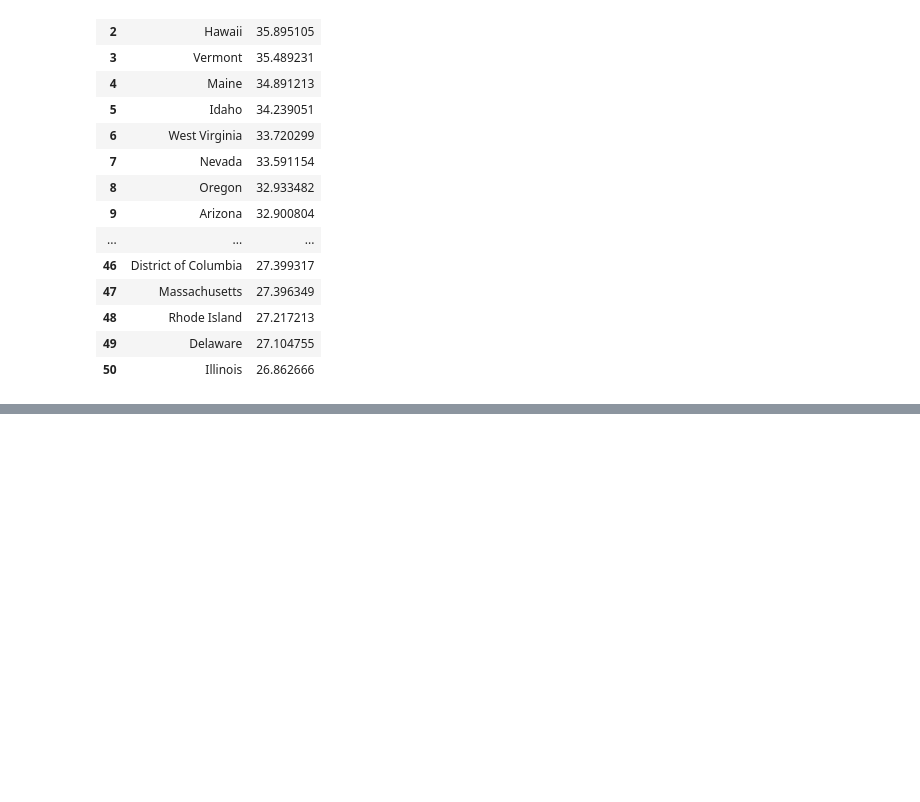
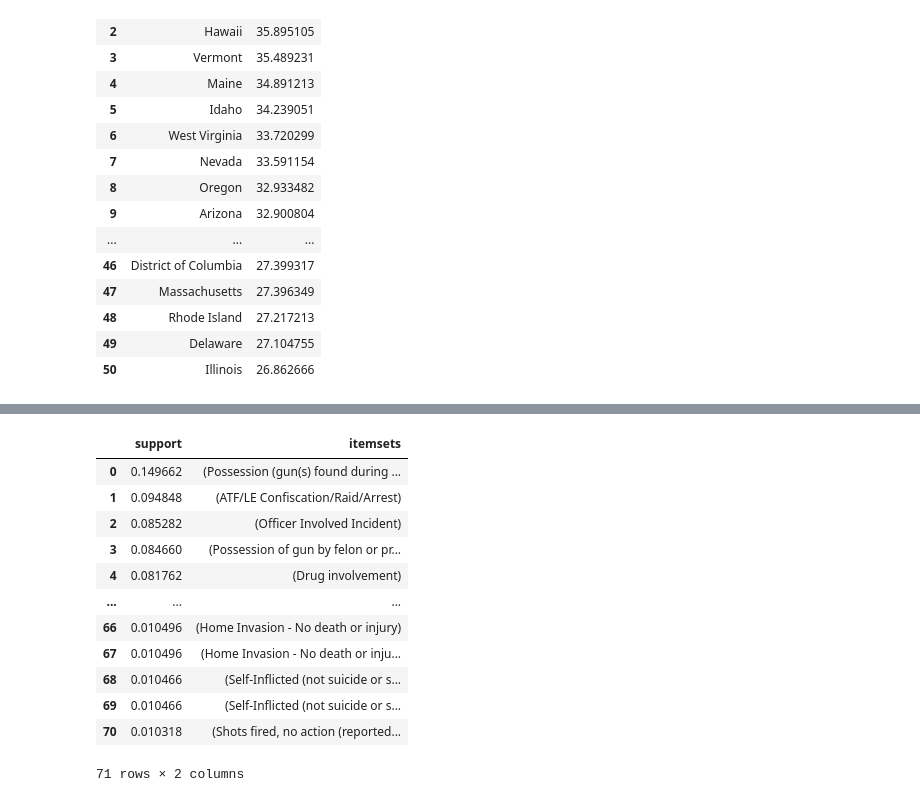
Before and after one commit to ErfanFaneian/580_final, a Jupyter notebook: stat_cruncher.ipynb, the cells around one changed output, grey strips where cells are left out. Cells and saved outputs as stored; diff of their text form; code cells hidden in the pictures; blank space fills up the shorter version.

```diff
--- a/stat_cruncher.ipynb
+++ b/stat_cruncher.ipynb
@@ -313,3 +282,30 @@ alt.Chart(person_tbl).mark_boxplot().encode(
 )
 # %% [output]
 [interactive output not drawn]
+# %%
+sets = df.sec_ichars
+sets = [val if val!='[]' else val for val in sets]
+te = TransactionEncoder()
+te_ary = te.fit(sets).transform(sets)
+fi_df = pd.DataFrame(te_ary, columns=te.columns_)
+
+frequent_itemsets = fpgrowth(fi_df, min_support=0.01, use_colnames=True)
+# alternatively:
+# frequent_itemsets = apriori(asc_df, min_support=0.01, use_colnames=True)
+# frequent_itemsets = fpmax(asc_df, min_support=0.01, use_colnames=True)
+frequent_itemsets = frequent_itemsets.sort_values(by='support', ascending=False).reset_index(drop=True)
+frequent_itemsets
+# %% [output]
+|  | support | itemsets |
+| 0 | 0.149662 | (Possession (gun(s) found during ... |
+| 1 | 0.094848 | (ATF/LE Confiscation/Raid/Arrest) |
+| 2 | 0.085282 | (Officer Involved Incident) |
+| 3 | 0.084660 | (Possession of gun by felon or pr... |
+| 4 | 0.081762 | (Drug involvement) |
+| ... | ... | ... |
+| 66 | 0.010496 | (Home Invasion - No death or injury) |
+| 67 | 0.010496 | (Home Invasion - No death or inju... |
+| 68 | 0.010466 | (Self-Inflicted (not suicide or s... |
+| 69 | 0.010466 | (Self-Inflicted (not suicide or s... |
+| 70 | 0.010318 | (Shots fired, no action (reported... |
+71 rows × 2 columns
```
Also changed, not shown: parts of 19 cells of this notebook, 4 other files.
